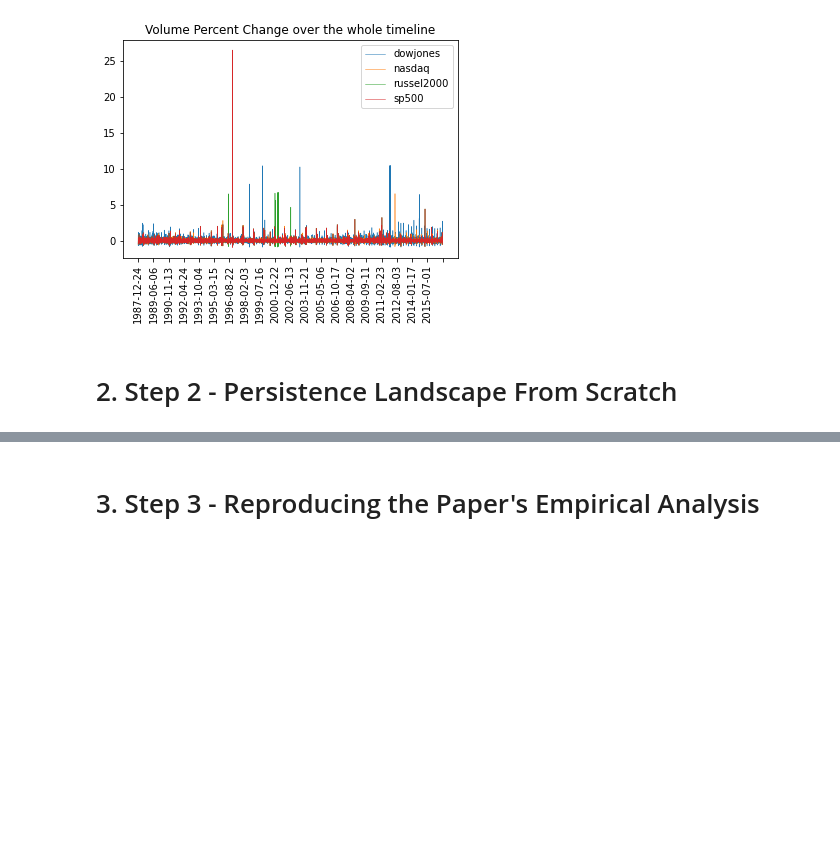
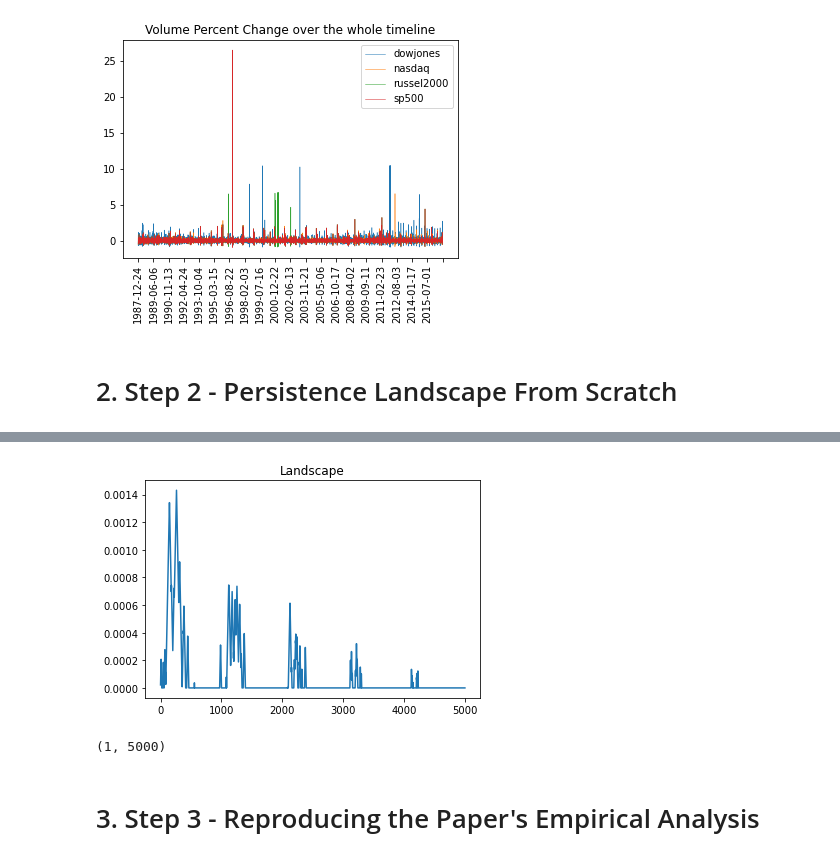
Before and after one commit to qlero/financial_crisis_prediction_homology, a Jupyter notebook: persistent_homology_TS.ipynb, the cells around one changed output, grey strips where cells are left out. Drawn from its saved outputs; the diff is of its cells as text; code cells hidden in the pictures; blank space fills up the shorter version.

```diff
--- a/persistent_homology_TS.ipynb
+++ b/persistent_homology_TS.ipynb
@@ -296,3 +387,16 @@ x.shape
+# %%
+LS = gd.representations.Landscape(resolution=1000)
+L = LS.fit_transform([Rips_simplex_tree.persistence_intervals_in_dimension(1)])
+
+plt.plot(L[0])
+plt.title("Landscape")
+plt.show()
+# %% [output]
+[figure, added]
+# %%
+L.shape
+# %% [output]
+(1, 5000)
 # %% [markdown]
 # 3. Step 3 - Reproducing the Paper's Empirical Analysis
 # %% [markdown]
```
Also changed, not shown: parts of 15 cells of this notebook, 2 other files.
